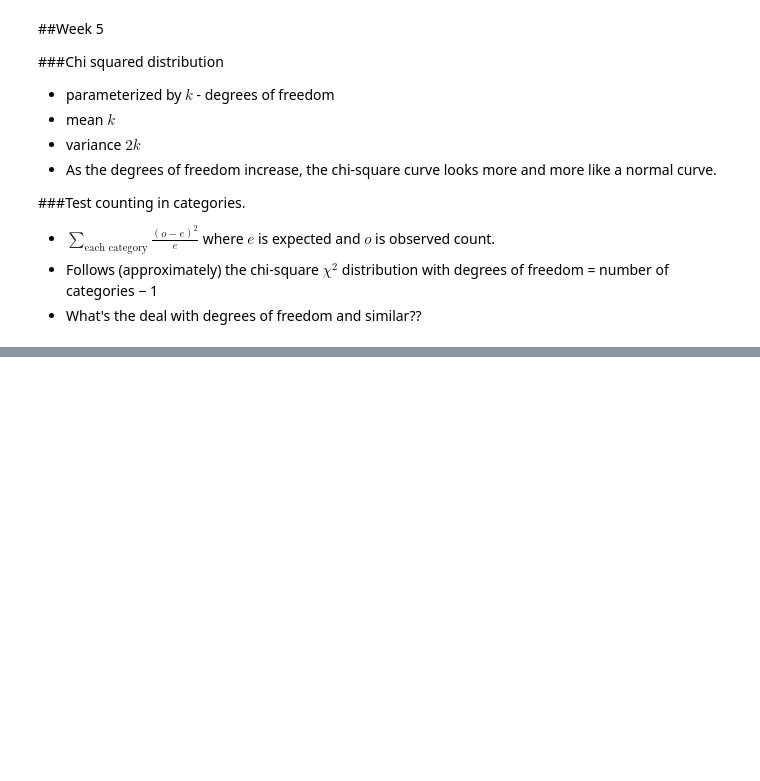
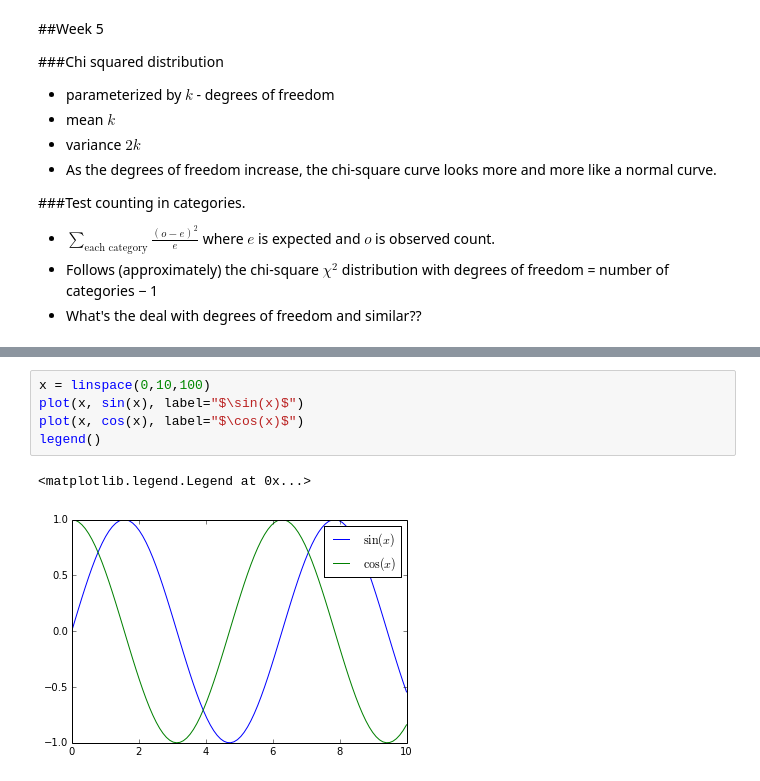
Before and after one commit to nmiculinic/FER-Seminar, a Jupyter notebook: Stat2X.ipynb, the cells around one changed output, grey strips where cells are left out. Drawn from its saved outputs; the diff is of its cells as text; blank space fills up the shorter version.

```diff
--- a/Stat2X.ipynb
+++ b/Stat2X.ipynb
@@ -319,0 +364,8 @@ Why those dubious step... this buggs me the most
+# %%
+x = linspace(0,10,100)
+plot(x, sin(x), label="$\sin(x)$")
+plot(x, cos(x), label="$\cos(x)$")
+legend()
+# %% [output]
+<matplotlib.legend.Legend at 0x...>
+[figure, added]
```
Also changed, not shown: parts of 1 cell of this notebook, 2 other files.
